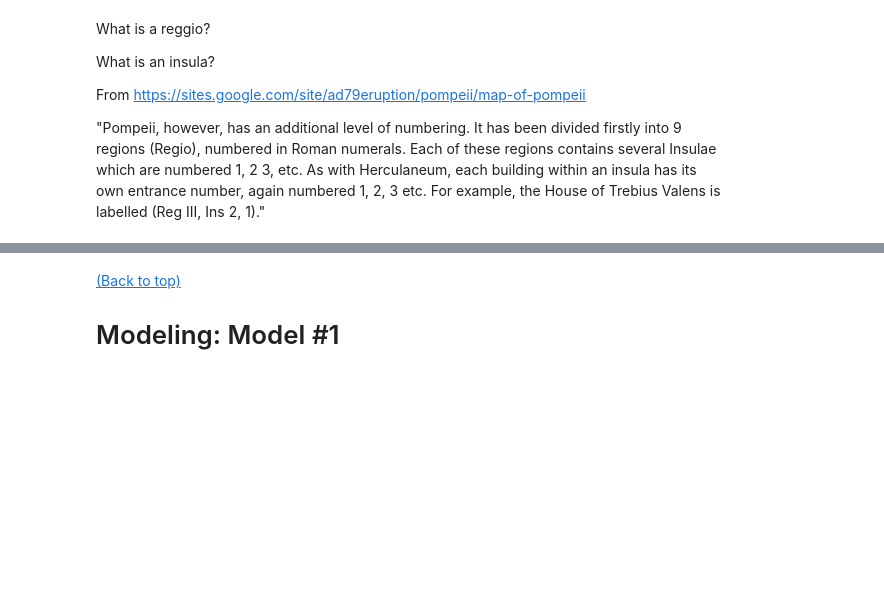
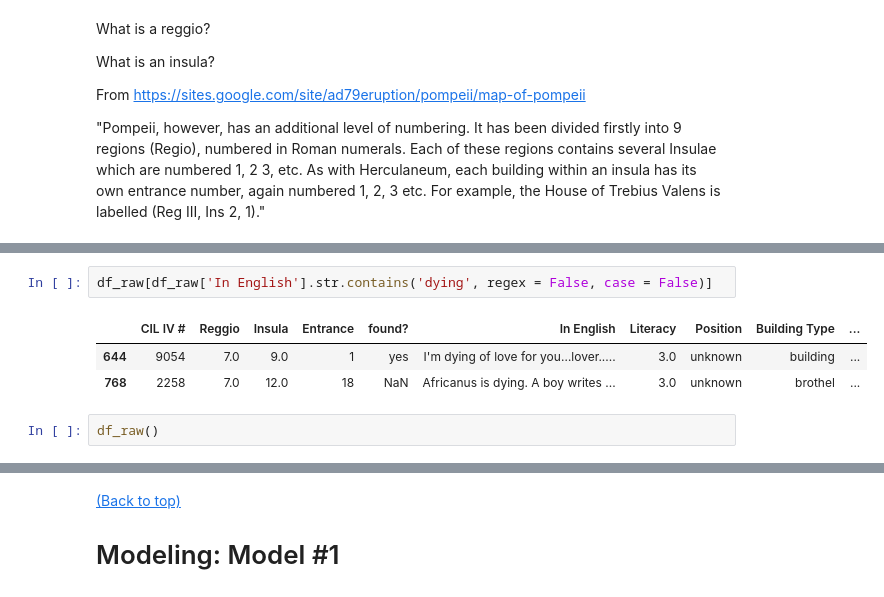
Before and after one commit to ssrosa/cacator_cave_malum, a Jupyter notebook: student.ipynb, the cells around one changed output, grey strips where cells are left out. Saved outputs shown, nothing was run; the diff lists cells and outputs as text; blank space fills up the shorter version.

```diff
--- a/student.ipynb
+++ b/student.ipynb
@@ -520,0 +643,8 @@ From https://sites.google.com/site/ad79eruption/pompeii/map-of-pompeii
+# %%
+df_raw[df_raw['In English'].str.contains('dying', regex = False, case = False)]
+# %% [output]
+|  | CIL IV # | Reggio | Insula | Entrance | found? | In English | Literacy | Position | Building Type | ... |
+| 644 | 9054 | 7.0 | 9.0 | 1 | yes | I'm dying of love for you…lover..... | 3.0 | unknown | building | ... |
+| 768 | 2258 | 7.0 | 12.0 | 18 | NaN | Africanus is dying. A boy writes ... | 3.0 | unknown | brothel | ... |
+# %%
+df_raw()
```
Also changed, not shown: parts of 86 cells of this notebook.
